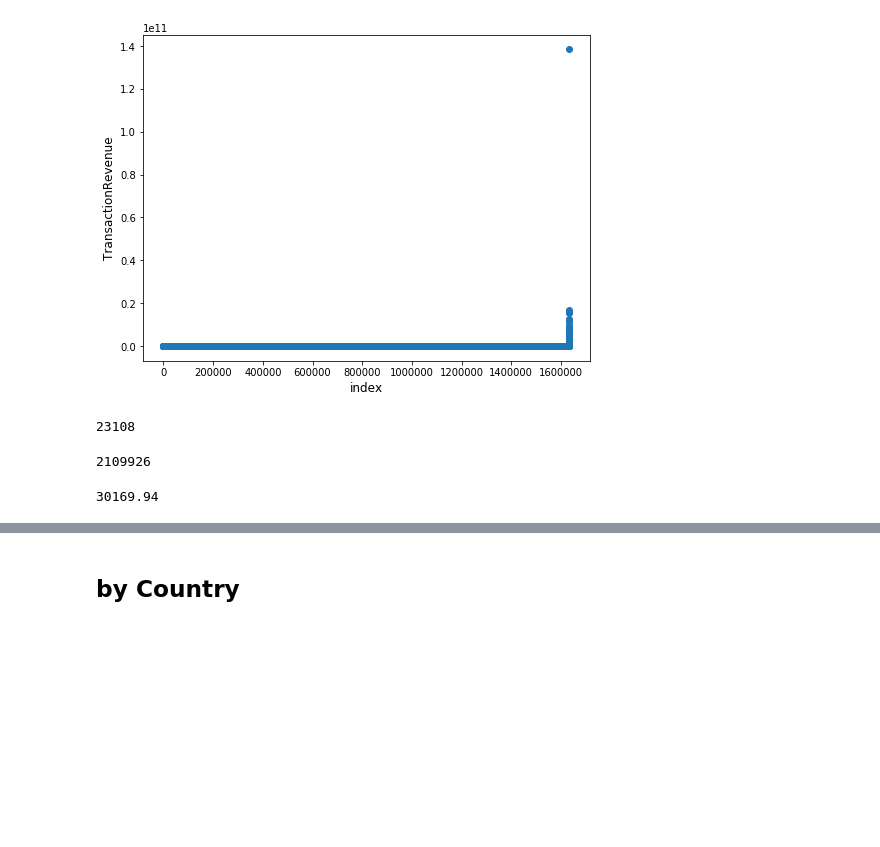
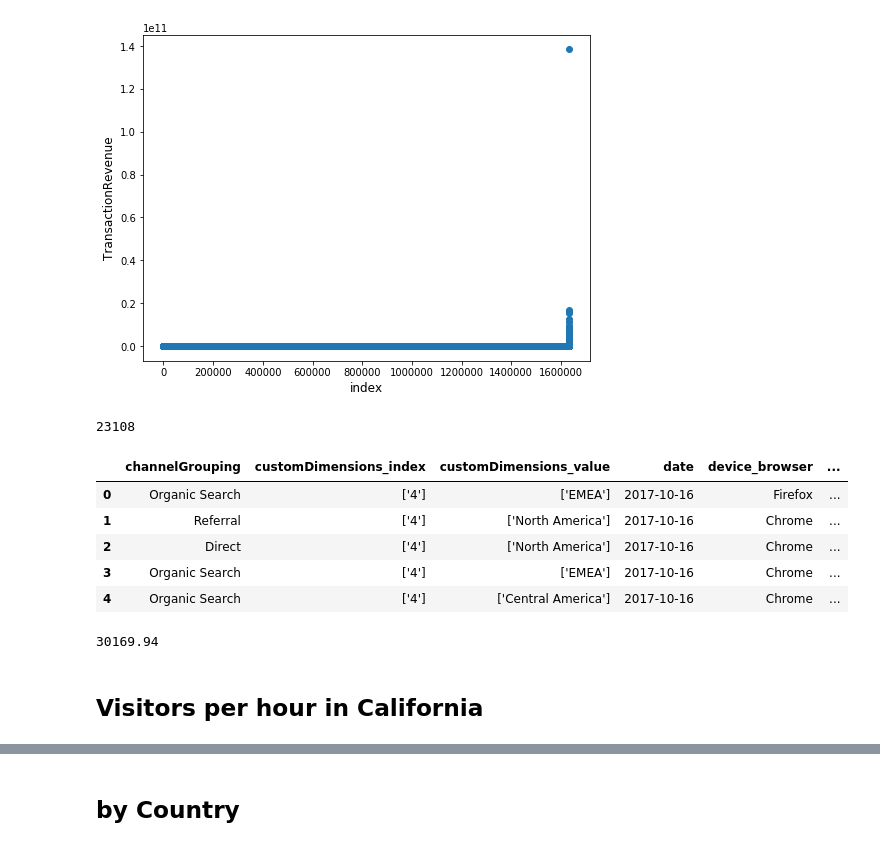
Before and after one commit to m-musiol/Capstone-NF_GA-Prediction, a Jupyter notebook: EDA_and_Visualization.ipynb, the cells around one changed output, grey strips where cells are left out. Drawn from its saved outputs; the diff is of its cells as text; code cells hidden in the pictures; blank space fills up the shorter version.

```diff
--- a/EDA_and_Visualization.ipynb
+++ b/EDA_and_Visualization.ipynb
@@ -76,11 +77,18 @@ plt.show()
 len(df.loc[df['totals_transactionRevenue'] > 0])
 # %% [output]
 23108
-# %%
-len(df)
-# %% [output]
-2109926
+# %%
+df.head()
+# %% [output]
+|  | channelGrouping | customDimensions_index | customDimensions_value | date | device_browser | ... |
+| 0 | Organic Search | ['4'] | ['EMEA'] | 2017-10-16 | Firefox | ... |
+| 1 | Referral | ['4'] | ['North America'] | 2017-10-16 | Chrome | ... |
+| 2 | Direct | ['4'] | ['North America'] | 2017-10-16 | Chrome | ... |
+| 3 | Organic Search | ['4'] | ['EMEA'] | 2017-10-16 | Chrome | ... |
+| 4 | Organic Search | ['4'] | ['Central America'] | 2017-10-16 | Chrome | ... |
 # %%
 df['totals_transactionRevenue'].max()/1000000
 # %% [output]
 30169.94
+# %% [markdown]
+## Visitors per hour in California
```
Also changed, not shown: parts of 10 cells of this notebook, 1 other file.
